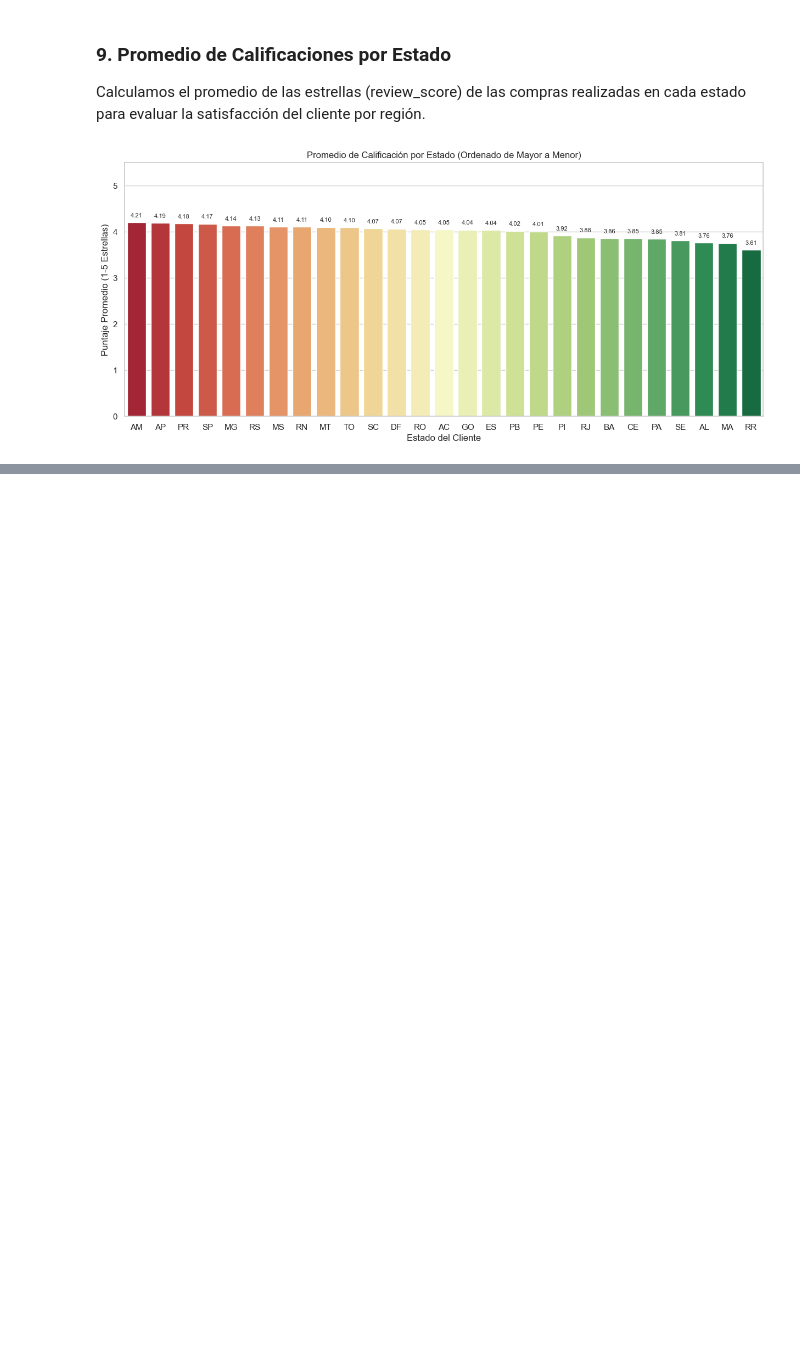
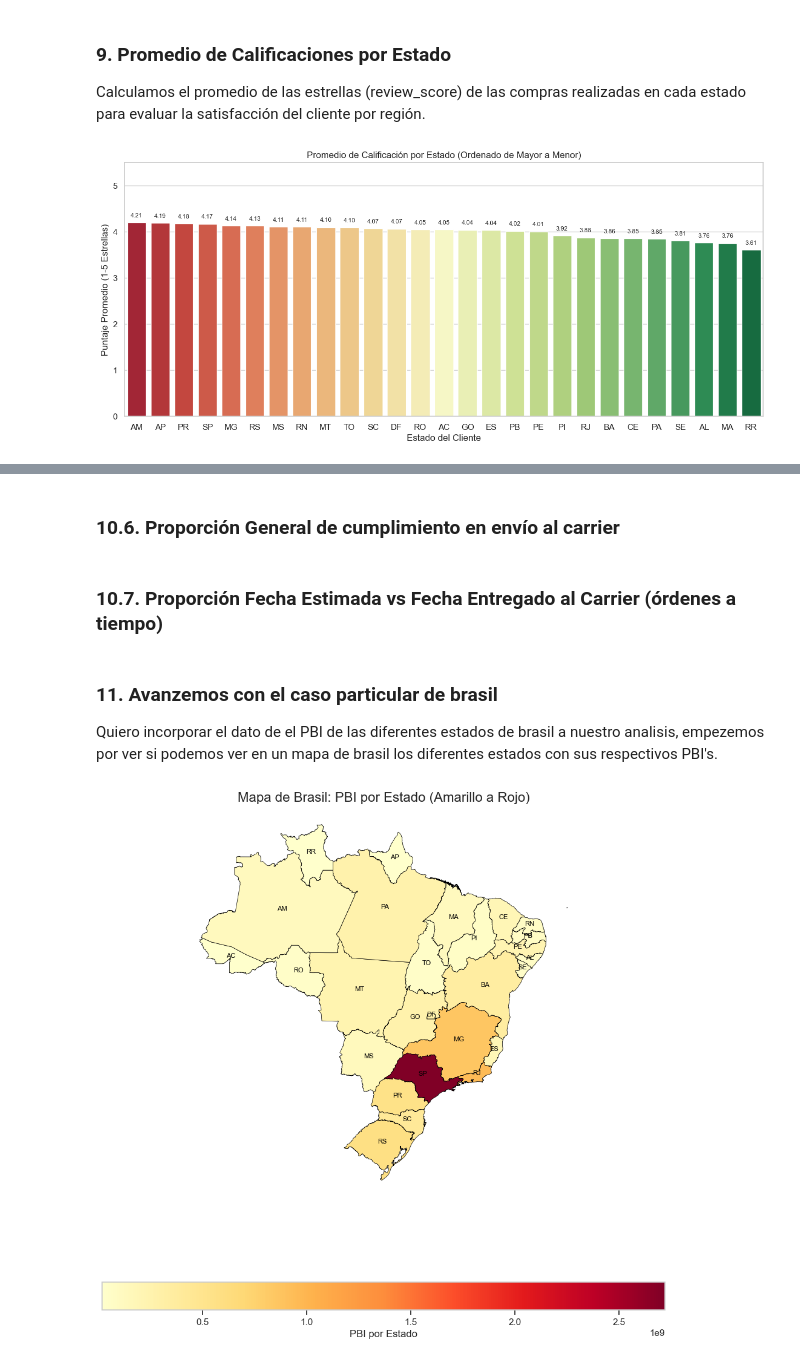
Before and after one commit to LeandroLocurcio/analisis-olist, a Jupyter notebook: EDA_1.ipynb, the cells around one changed output, grey strips where cells are left out. Saved outputs shown, nothing was run; the diff lists cells and outputs as text; code cells hidden in the pictures; blank space fills up the shorter version.

```diff
--- a/EDA_1.ipynb
+++ b/EDA_1.ipynb
@@ -514,0 +601,2 @@ plt.show()
+# %% [markdown]
+### 10.6. Proporción General de cumplimiento en envío al carrier
@@ -514,0 +609,2 @@ plt.show()
+# %% [markdown]
+### 10.7. Proporción Fecha Estimada vs Fecha Entregado al Carrier (órdenes a tiempo)
@@ -514,0 +627,54 @@ plt.show()
+# %% [markdown]
+### 11. Avanzemos con el caso particular de brasil
+Quiero incorporar el dato de el PBI de las diferentes estados de brasil a nuestro analisis, empezemos por ver si podemos ver en un mapa de brasil los diferentes estados con sus respectivos PBI's.
+# %%
+import geopandas as gpd
+import pandas as pd
+import matplotlib.pyplot as plt
+import urllib.request
+import json
+
+
+# import basedosdados as bd
+# df_pib = bd.read_table(dataset_id="br_ibge_pib", table_id="uf", billing_project_id="TU_PROJECT_ID")
+
+# API pública de IBGE (PBI 2021)
+url_api = "https://servicodados.ibge.gov.br/api/v3/agregados/5938/periodos/2021/variaveis/37?localidades=N3[all]"
+try:
+    with urllib.request.urlopen(url_api) as response:
+        data = json.loads(response.read().decode())
+        res = data[0]["resultados"][0]["series"]
+        pbi_data = [{"codigo_ibg": s["localidade"]["id"], "PBI": float(s["serie"]["2021"])} for s in res]
+        df_pbi = pd.DataFrame(pbi_data)
+except Exception as e:
+    print(f"Error al obtener el PBI: {e}")
+    df_pbi = pd.DataFrame()
+
+# Descargar límites desde geojson público
+url_geojson = "https://raw.githubusercontent.com/codeforamerica/click_that_hood/master/public/data/brazil-states.geojson"
+try:
+    mapa_brasil = gpd.read_file(url_geojson)
+    df_pbi["codigo_ibg"] = df_pbi["codigo_ibg"].astype(str)
+    mapa_brasil["codigo_ibg"] = mapa_brasil["codigo_ibg"].astype(str)
+
+    mapa_pbi = mapa_brasil.merge(df_pbi, on="codigo_ibg", how="left")
+
+    # Crear figura y gráfico choropleth (Amarillo a Rojo)
+    fig, ax = plt.subplots(1, 1, figsize=(12, 12))
+    mapa_pbi.plot(column="PBI", cmap="YlOrRd", ax=ax, edgecolor="black", linewidth=0.5,
+                  legend=True, legend_kwds={"label": "PBI por Estado", "orientation": "horizontal"})
+
+    # Etiquetas de los estados
+    mapa_pbi_proj = mapa_pbi.to_crs(epsg=3395)
+    mapa_pbi["center"] = mapa_pbi_proj["geometry"].centroid.to_crs(mapa_pbi.crs)
+    for idx, row in mapa_pbi.iterrows():
+        plt.annotate(text=row["sigla"], xy=(row["center"].x, row["center"].y),
+                     horizontalalignment="center", fontsize=8, color="black")
+
+    plt.title("Mapa de Brasil: PBI por Estado (Amarillo a Rojo)", fontsize=16)
+    plt.axis("off")
+    plt.show()
+except Exception as e:
+    print(f"Error graficando el mapa: {e}")
+# %% [output]
+[figure, added]
```
Also changed, not shown: parts of 15 cells of this notebook, 3 other files.
